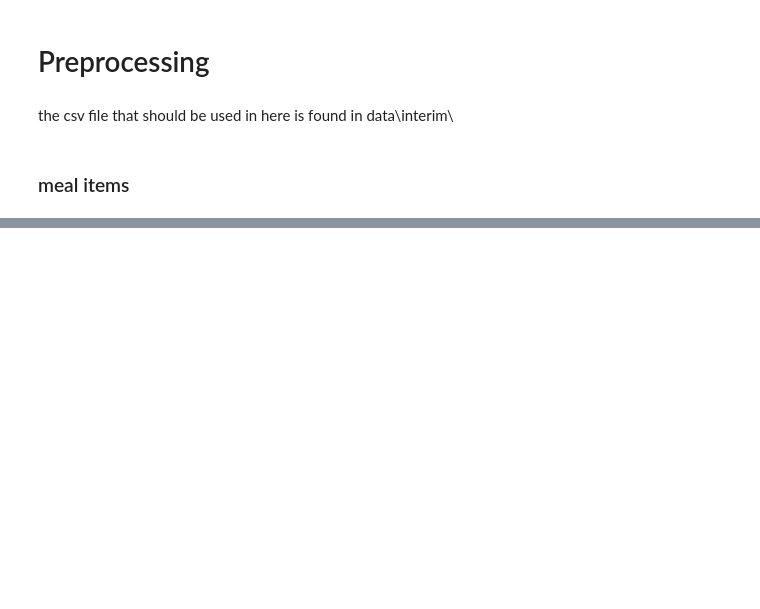
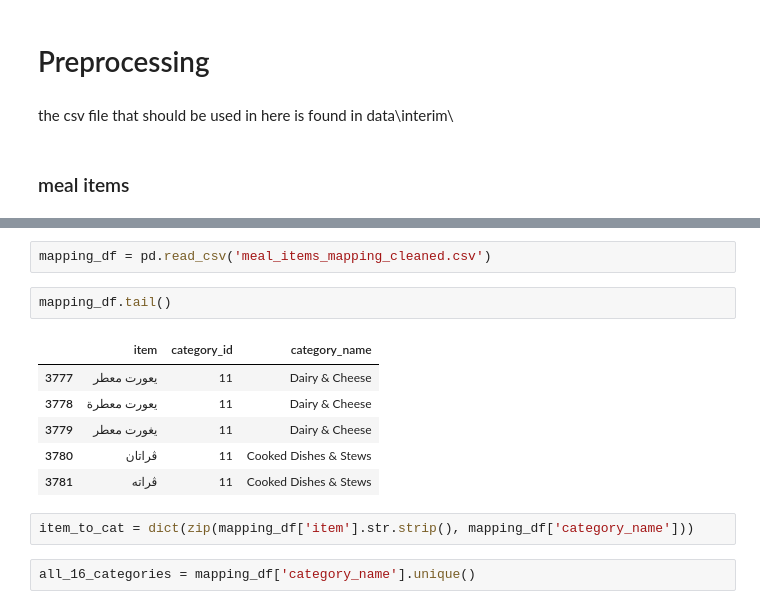
Before and after one commit to aziziabdallahesmail-ensia/IntelliCanteen, a Jupyter notebook: intellicanteen/notebooks/preprocessing and feature engineering.ipynb, the cells around one changed output, grey strips where cells are left out. Cells and saved outputs as stored; diff of their text form; blank space fills up the shorter version.

```diff
--- a/intellicanteen/notebooks/preprocessing and feature engineering.ipynb
+++ b/intellicanteen/notebooks/preprocessing and feature engineering.ipynb
@@ -164,0 +62,15 @@ Compressing embeddings to 2D using t-SNE... (this may take a minute)
+# %%
+mapping_df = pd.read_csv('meal_items_mapping_cleaned.csv')
+# %%
+mapping_df.tail()
+# %% [output]
+|  | item | category_id | category_name |
+| 3777 | يعورت معطر | 11 | Dairy & Cheese |
+| 3778 | يعورت معطرة | 11 | Dairy & Cheese |
+| 3779 | يغورت معطر | 11 | Dairy & Cheese |
+| 3780 | ڤراتان | 11 | Cooked Dishes & Stews |
+| 3781 | ڨراته | 11 | Cooked Dishes & Stews |
+# %%
+item_to_cat = dict(zip(mapping_df['item'].str.strip(), mapping_df['category_name']))
+# %%
+all_16_categories = mapping_df['category_name'].unique()
```
Also changed, not shown: parts of 24 cells of this notebook, 2 other files.
